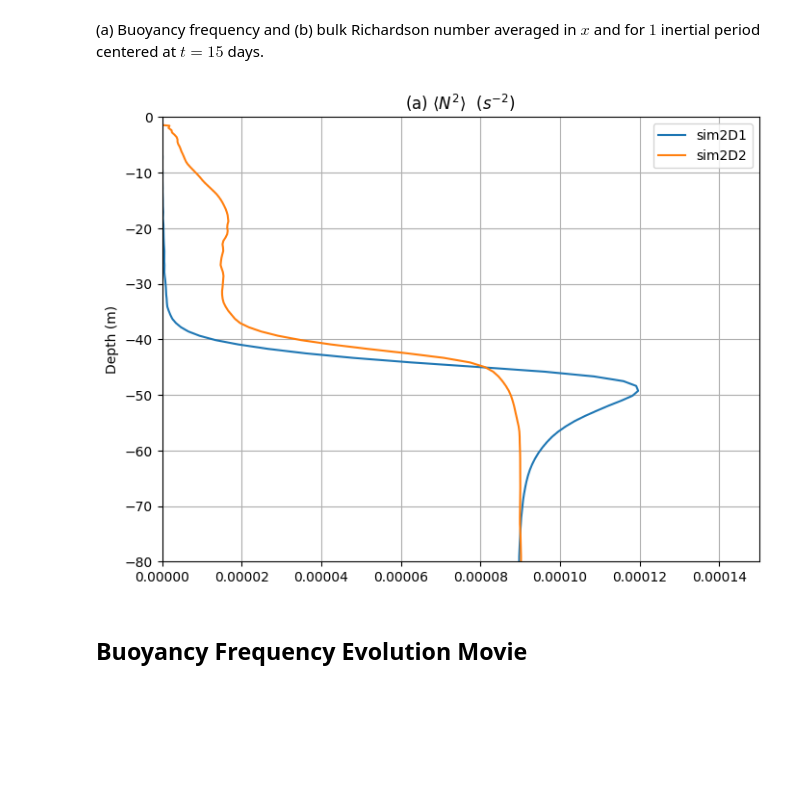
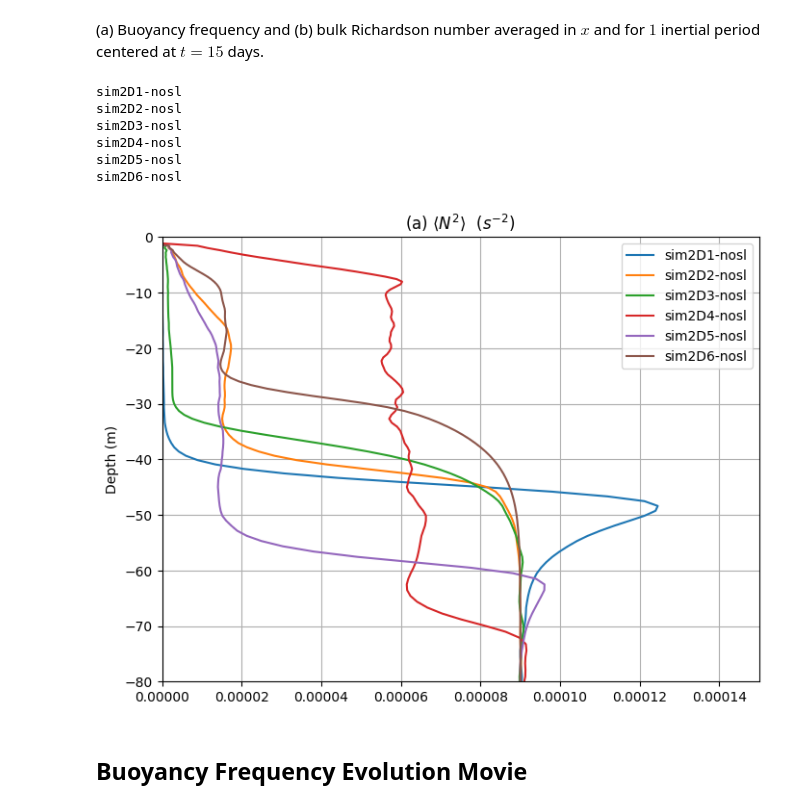
Before and after one commit to MarvynBailly/Buoyancy-Driven-Convection, a Jupyter notebook: Analysis/analyze.ipynb, the cells around one changed output. Drawn from its saved outputs; the diff is of its cells as text; code cells hidden in the pictures; blank space fills up the shorter version.

```diff
--- a/Analysis/analyze.ipynb
+++ b/Analysis/analyze.ipynb
@@ -11,12 +11,20 @@ import pandas as pd
 import math
 # %%
 case = "2D"
-numberOfCases = 2
+numberOfCases = 6
 days = 20
 data_path = "../Data/"
-#sponge
-cases = [f"sim{case}{i}" for i in range(1, numberOfCases + 1)]
-casenames = [f"sim{case}{i}-{days}" for i in range(1, numberOfCases + 1)]
+
+### with sponge layer
+#image_save_folder = "sponge/"
+#spl = ""
+
+## without sponge layer
+image_save_folder = "no-sponge/"
+spl = "-nosl"
+
+cases = [f"sim{case}{i}{spl}" for i in range(1, numberOfCases + 1)]
+casenames = [f"sim{case}{i}-{days}{spl}" for i in range(1, numberOfCases + 1)]
 
 print(f"loading cases {casenames}")
 
@@ -26,4 +34,5 @@ for casename in casenames:
     nc_file = f"{data_path}{casename}_averages.nc"
     ds_avg = xr.open_dataset(nc_file).load()
     ncs.append(ds_avg)
+    ds_avg.close()
 # %% [output]
@@ -36,7 +106,7 @@ inertial_period = (2*math.pi)/f #s
 # %% [markdown]
 # Buoyancy Profile
 # %%
-index = 1                  # 0 -> 2D1, 1 -> 2D2, ...
+index = 3                  # 0 -> 2D1, 1 -> 2D2, ...
 data_set = cases[index]
 ds_avg = ncs[index]
 
@@ -195,34 +262,46 @@ figure_name = "Figure 3"
+# %%
+# num_simulations = 6
+num_simulations = [0,1,2,3,4,5]
+figure_name = "Figure 3"
 # %%
 # Compute the mean of one inertial period centered at day 15
 inertial_period_days = inertial_period / (24 * 3600)
 
 center_day = 15
 start_day = center_day - inertial_period_days / 2
 end_day = center_day + inertial_period_days / 2
-time_in_days = ds_avg['time'].values / np.timedelta64(1, 'D')
 
-time_mask = (time_in_days >= start_day) & (time_in_days <= end_day)
 
 # Plot the results
 fig, ax = plt.subplots(figsize=(8, 6))
 
-for i in range(0,num_simulations):
+for i in num_simulations:
+    print(cases[i])
     ds_avg = ncs[i]
+    time_in_days = ds_avg['time'].values / np.timedelta64(1, 'D')
+    time_mask = (time_in_days >= start_day) & (time_in_days <= end_day)
     ds_selected = ds_avg.N2.isel(time=time_mask)
     ds_mean = ds_selected.mean(dim='time')
     ax.plot(ds_mean, ds_avg.zF, label=f"{cases[i]}")
 
 
 ax.set_ylabel('Depth (m)')
 ax.legend()
 ax.set_title(f"(a) $\\left\\langle N^2 \\right\\rangle ~~ (s^{{-2}})$")
 ax.grid()
 ax.set_ylim(-80, 0)
 ax.set_xlim(0,15e-5)
 
-plt.savefig(f"images/{figure_name}.png", dpi=300, bbox_inches='tight')
+plt.savefig(f"images/{image_save_folder}{figure_name}.png", dpi=300, bbox_inches='tight')
+plt.show()
 # %% [output]
+sim2D1-nosl
+sim2D2-nosl
+sim2D3-nosl
+sim2D4-nosl
+sim2D5-nosl
+sim2D6-nosl
-[figure, old version]
+[figure, new version]
 # %% [markdown]
 ## Buoyancy Frequency Evolution Movie
 # %%
```
Also changed, not shown: parts of 35 cells of this notebook, 58 other files.
